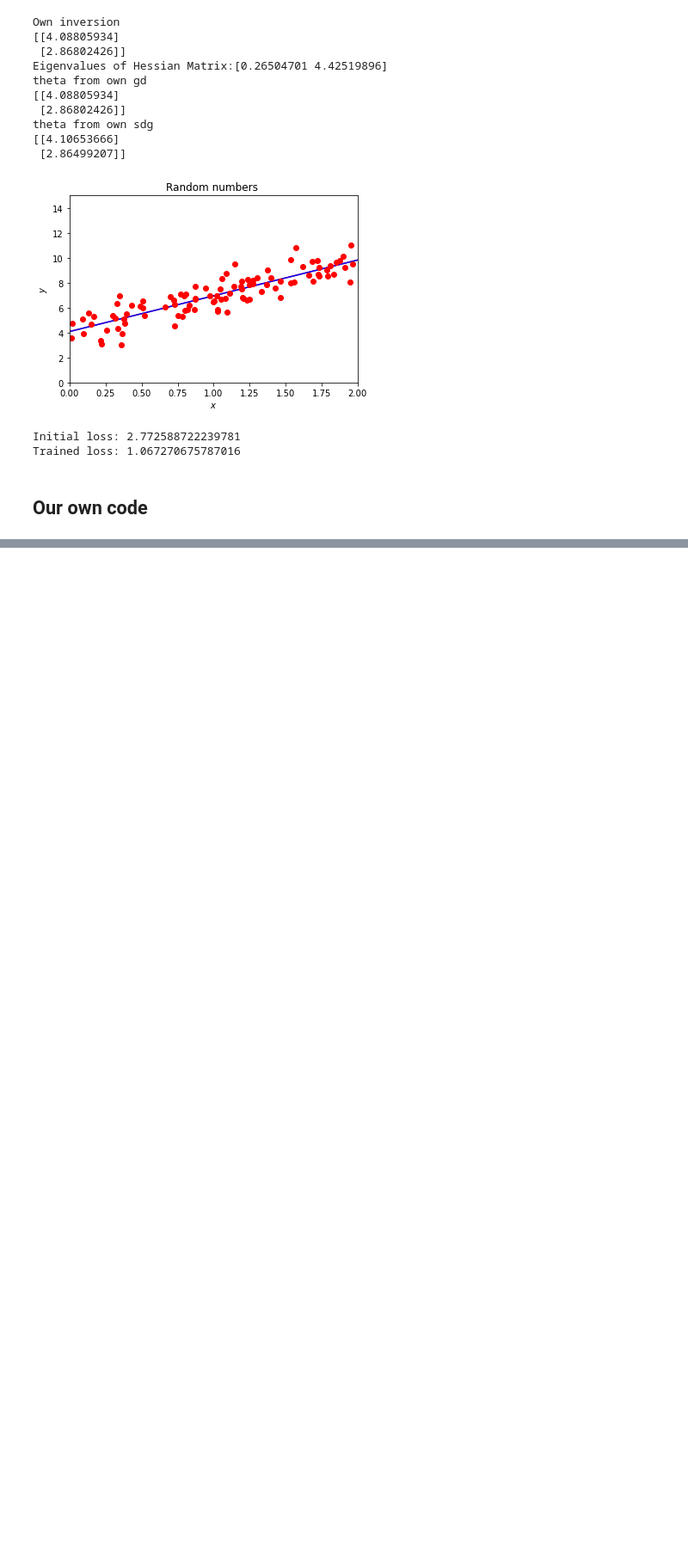
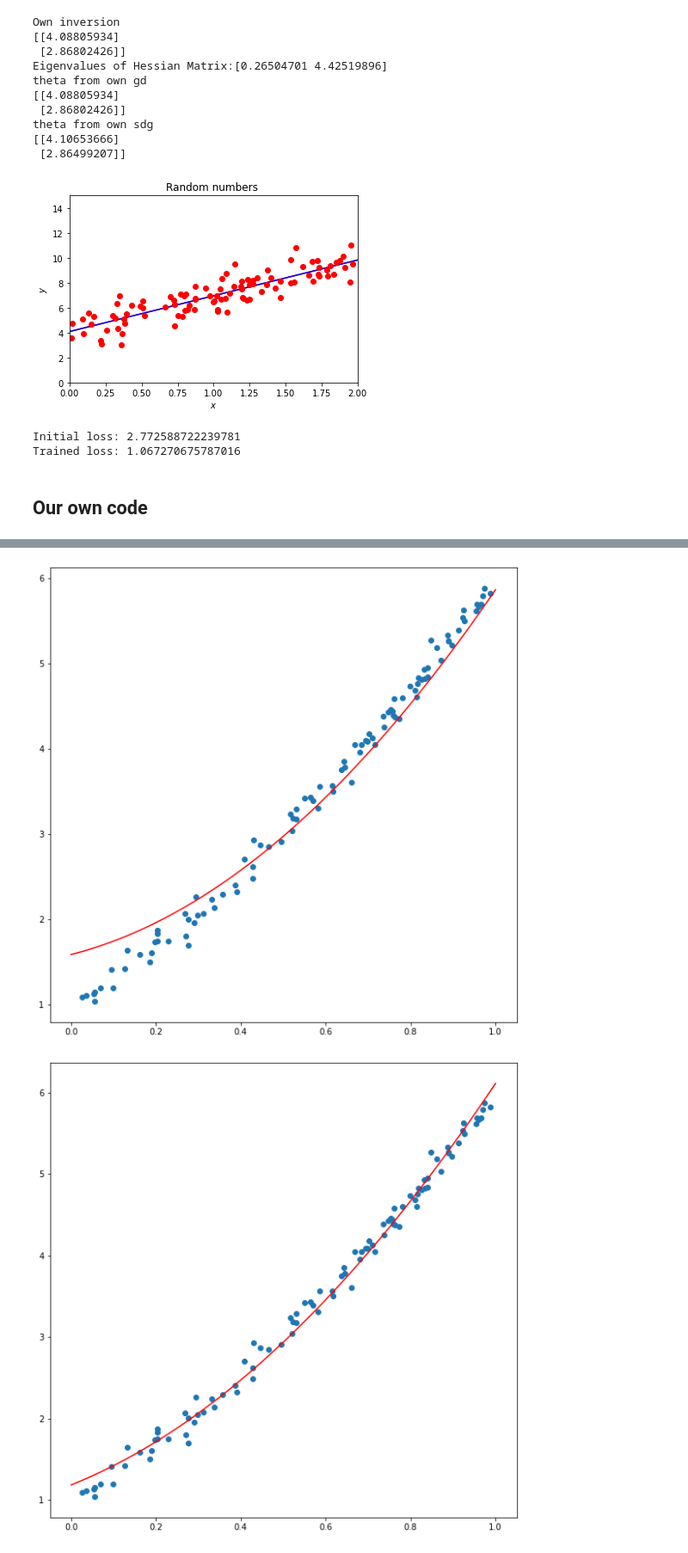
Before and after one commit to matteodales/-FYS-STK4155_Applied_Data_Analysis_and_Machine_Learning, a Jupyter notebook: project2/project2_notebook.ipynb, the cells around one changed output, grey strips where cells are left out. Shown at 86% size. Saved outputs shown, nothing was run; the diff lists cells and outputs as text; code cells hidden in the pictures; blank space fills up the shorter version.

```diff
--- a/project2/project2_notebook.ipynb
+++ b/project2/project2_notebook.ipynb
@@ -491,0 +652,25 @@ print(gradient_descent_linreg(X, y, 1000))
+# %%
+n = 100
+x = np.random.rand(n,1)
+y = 1+3*x+2*x**2+0.1*np.random.randn(n,1)
+
+x_lins = np.linspace(0,1,100)
+
+
+X = np.c_[np.ones((n,1)), x, x**2]
+
+Xtrain, Xtest, ytrain, ytest = train_test_split(X, y, test_size=0.2)
+
+n_its = 500
+eta_list = [0.0001, 0.005, 0.02]
+
+for eta in eta_list:
+    betas = gradient_descent(Xtrain, ytrain, eta, n_its)
+    ypred = Xtest @ betas
+
+    fig = plt.figure(figsize = (10,10))
+    plt.scatter(x,y)
+    plt.plot(x_lins, betas[0] + betas[1]*x_lins + betas[2]*x_lins**2, 'r')
+# %% [output]
+[figure, added]
+[figure, added]
```
Also changed, not shown: parts of 15 cells of this notebook.
